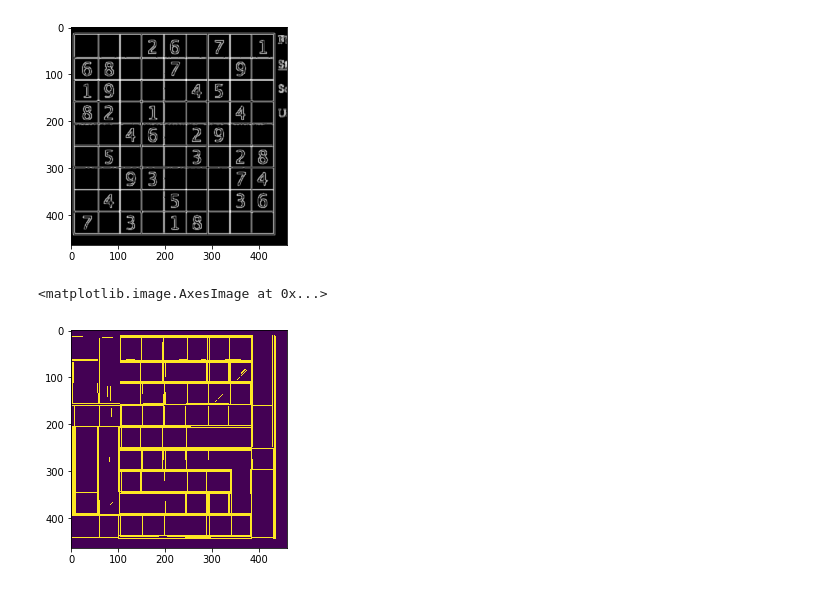
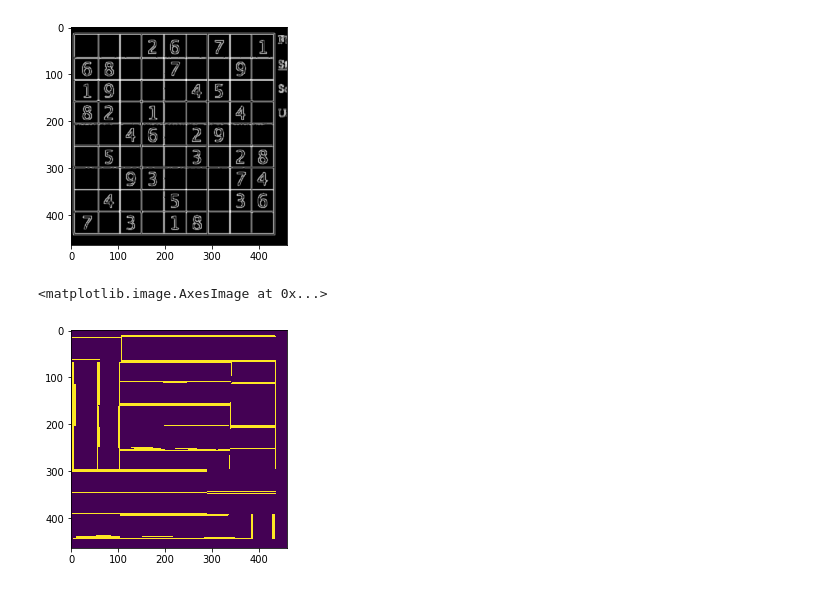
Before and after one commit to ASzwarc/SudokuSolver, a Jupyter notebook: model/experiments_board_image_processing.ipynb, the cells around one changed output. Drawn from its saved outputs; the diff is of its cells as text; code cells hidden in the pictures.

```diff
--- a/model/experiments_board_image_processing.ipynb
+++ b/model/experiments_board_image_processing.ipynb
@@ -36,18 +36,17 @@ plt.imshow(img_detected_edges_with_bilateral_fil, cmap="gray")
 # %%
 line_image = np.copy(img_gray) * 0
 
 rho = 1
 theta = np.pi / 180
-threshold = 200
+threshold = 100 # minimal number of votes
 min_line_length = 300
-max_line_gap = 10
+max_line_gap = 50
 lines = cv.HoughLinesP(img_detected_edges_with_bilateral_fil, rho, theta, threshold, min_line_length, max_line_gap)
 
 for line in lines:
-    for x1,y1,x2,y2 in line:
-        cv.line(line_image, (x1,y1), (x2,y2), (255,0,0), 1)
-
+    x1,y1,x2,y2 = line[0]
+    cv.line(line_image, (x1,y1), (x2,y2), (255,0,0), 1)
 plt.imshow(line_image)
 # %% [output]
 <matplotlib.image.AxesImage at 0x...>
-[figure, old version]
+[figure, new version]
```
Also changed, not shown: parts of 9 cells of this notebook.
